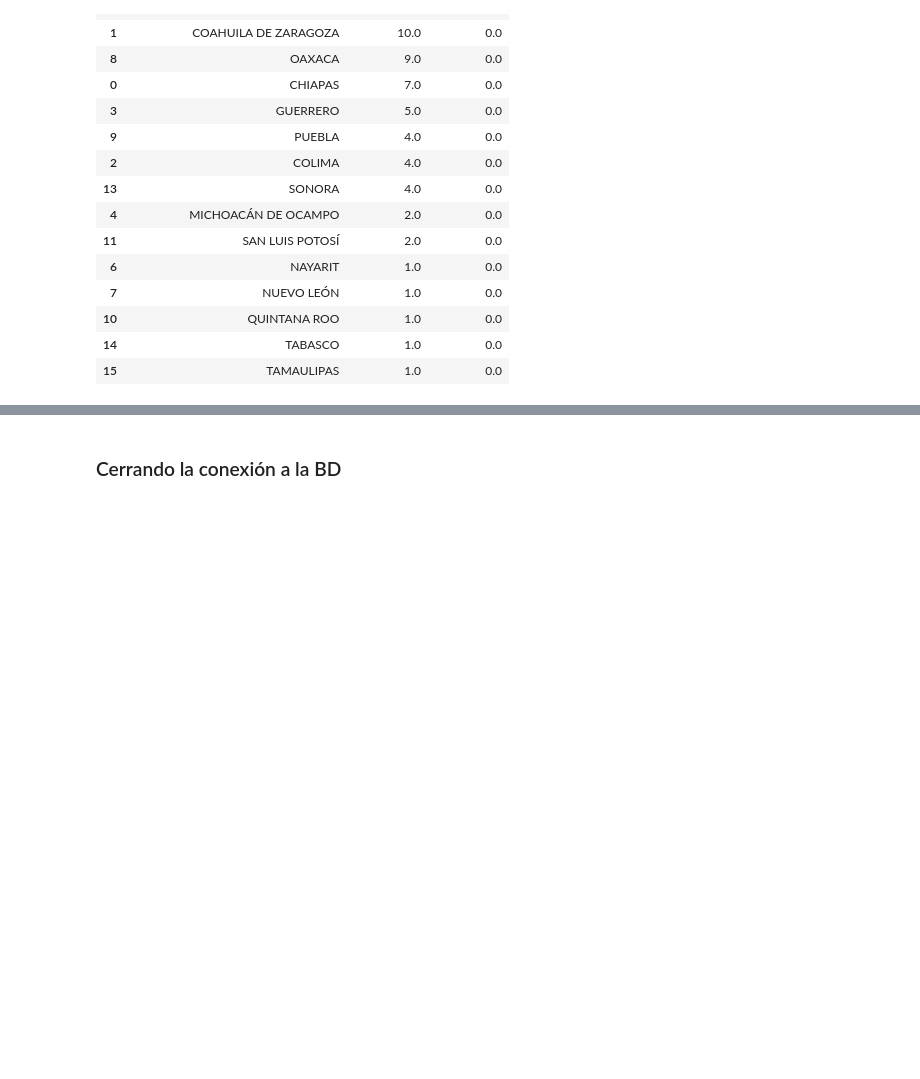
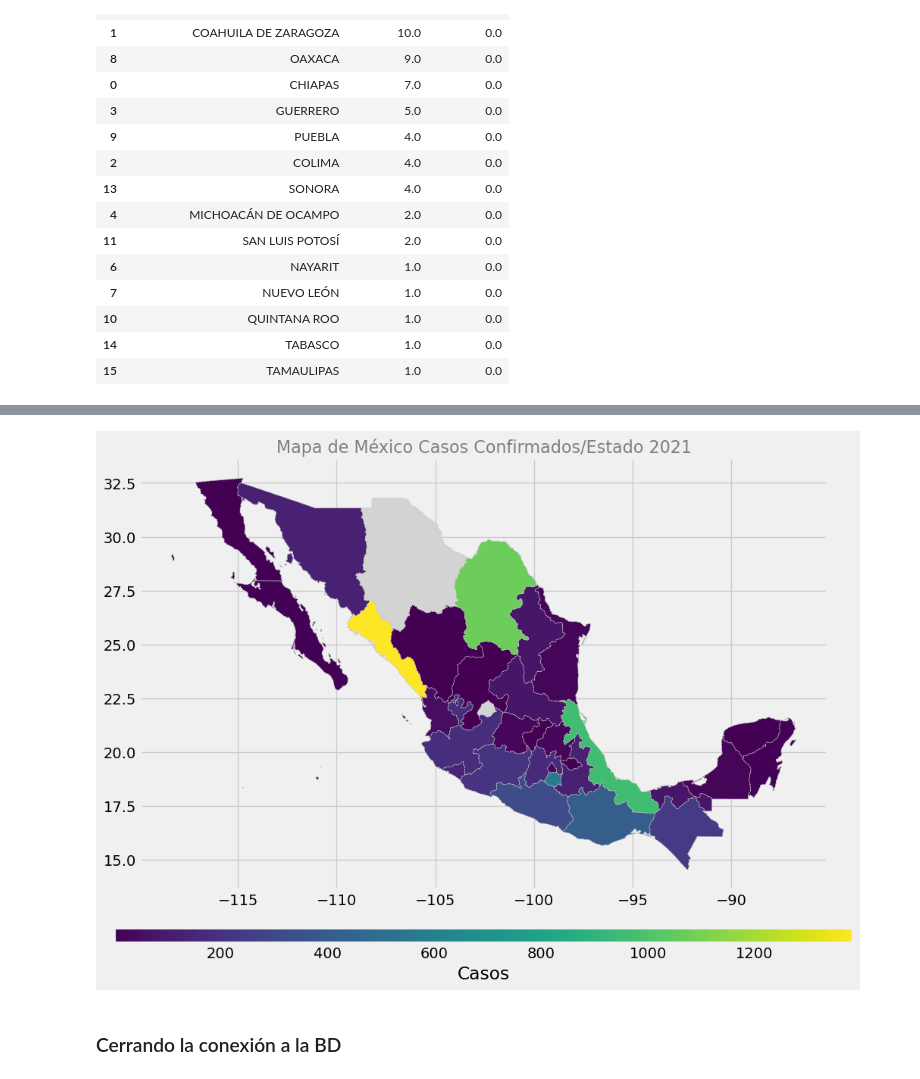
Before and after one commit to ProyectosMCD/Dengue, a Jupyter notebook: dengue.ipynb, the cells around one changed output, grey strips where cells are left out. Drawn from its saved outputs; the diff is of its cells as text; code cells hidden in the pictures; blank space fills up the shorter version.

```diff
--- a/dengue.ipynb
+++ b/dengue.ipynb
@@ -385,0 +415,42 @@ plt.show()
+# %%
+estado_mapping = {
+    'AGUASCALIENTES': 'Aguascalientes', 'BAJA CALIFORNIA': 'Baja California', 'BAJA CALIFORNIA SUR': 'Baja California Sur',
+    'CAMPECHE': 'Campeche', 'COAHUILA DE ZARAGOZA': 'Coahuila', 'COLIMA': 'Colima', 'CHIAPAS': 'Chiapas', 'CHIHUAHUA': 'Chihuahua',
+    'CIUDAD DE MÉXICO': 'Ciudad de México', 'DURANGO': 'Durango', 'GUANAJUATO': 'Guanajuato', 'GUERRERO': 'Guerrero',
+    'HIDALGO': 'Hidalgo', 'JALISCO': 'Jalisco', 'MÉXICO': 'México', 'MICHOACÁN DE OCAMPO': 'Michoacán', 'MORELOS': 'Morelos',
+    'NAYARIT': 'Nayarit', 'NUEVO LEÓN': 'Nuevo León', 'OAXACA': 'Oaxaca', 'PUEBLA': 'Puebla', 'QUERÉTARO': 'Querétaro',
+    'QUINTANA ROO': 'Quintana Roo', 'SAN LUIS POTOSÍ': 'San Luis Potosí', 'SINALOA': 'Sinaloa', 'SONORA': 'Sonora',
+    'TABASCO': 'Tabasco', 'TAMAULIPAS': 'Tamaulipas', 'TLAXCALA': 'Tlaxcala', 'VERACRUZ DE IGNACIO DE LA LLAVE': 'Veracruz',
+    'YUCATÁN': 'Yucatán', 'ZACATECAS': 'Zacatecas'
+}
+
+df_geo['Estado'] = df_geo['ENTIDAD_RES'].map(estado_mapping)
+# %%
+geojson_file_estados = 'https://raw.githubusercontent.com/Axel-Castro/GeoJson-Mex/main/Geojson_Mex/Estados_Mexico_WGS84.json'
+gdf_estados = gpd.read_file(geojson_file_estados)
+
+merged_estados = gdf_estados.join(df_geo.set_index('Estado'), on='name', how='left')
+# %%
+# Crear el mapa de cloropletas para los estados
+fig, ax = plt.subplots(1, 1, figsize=(16, 9))
+
+gdf_estados.plot(ax=ax,
+                 color='lightgray',
+                 edgecolor='0.8')
+
+merged_estados.plot(column='Casos',
+            cmap='viridis',
+            linewidth=0.5,
+            linestyle='dashed',
+            ax=ax,
+            edgecolor='0.8',
+            legend=True,
+            legend_kwds={'label': "Casos", 'orientation': "horizontal", 'shrink': 0.7, 'pad': 0.07, 'aspect': 50})
+
+# Agregar un título al mapa
+plt.title('Mapa de México Casos Confirmados/Estado 2021',fontsize=16, color='#7f7f7f')
+
+# Mostrar el mapa
+plt.show()
+# %% [output]
+[figure, added]
```
Also changed, not shown: parts of 8 cells of this notebook.
